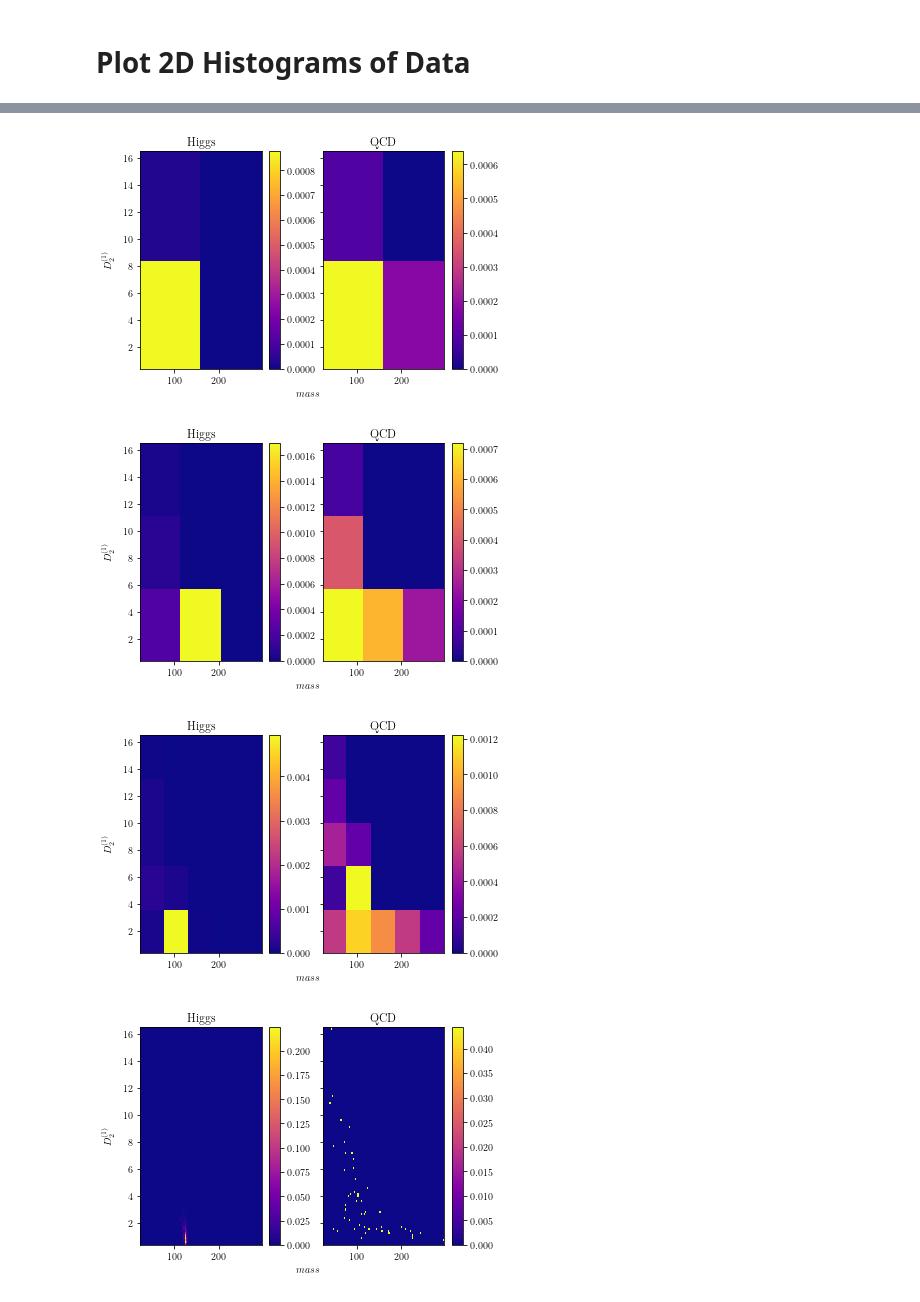
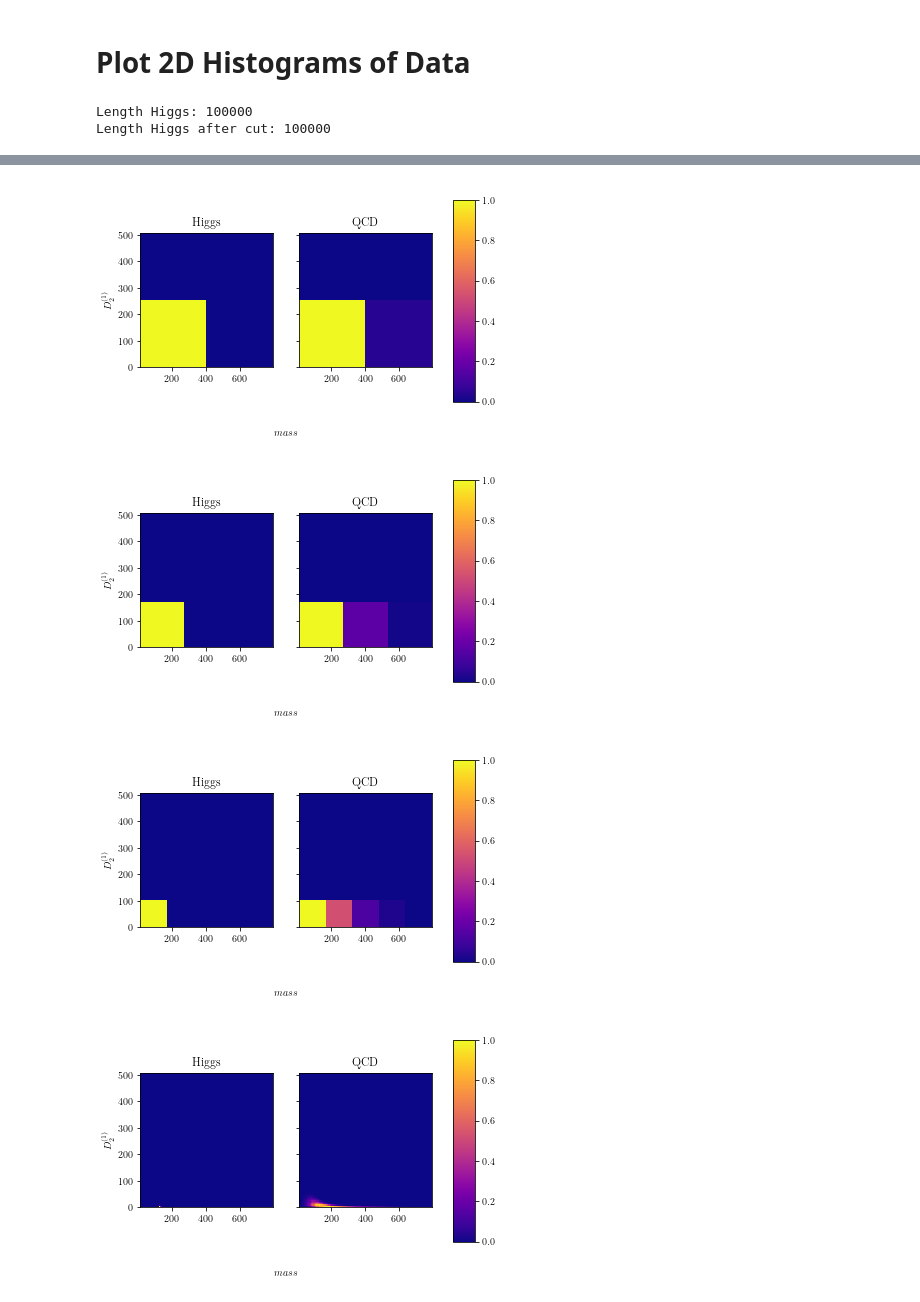
Before and after one commit to AlexSchuy/qsvm_jet_tagging, a Jupyter notebook: QVC_Pennylane/Plot_data_dist.ipynb, the cells around one changed output, grey strips where cells are left out. Saved outputs shown, nothing was run; the diff lists cells and outputs as text; code cells hidden in the pictures.

Commit message:
Plotting made nicer, normalized

```diff
--- a/QVC_Pennylane/Plot_data_dist.ipynb
+++ b/QVC_Pennylane/Plot_data_dist.ipynb
@@ -22,8 +22,8 @@ except Exception:
     print("LaTeX not used.")
 # %%
 # Load data
-qcd = pd.read_pickle('data/qcd_1000.pkl')
-h = pd.read_pickle('data/higgs_1000.pkl')
+qcd = pd.read_pickle('data/qcd_100000_pt_1000_1200.pkl')
+h = pd.read_pickle('data/higgs_100000_pt_1000_1200.pkl')
 # %%
 # Save dir
 save_dir = 'plots/histograms/'
@@ -32,11 +32,14 @@ if not os.path.exists(save_dir):
 dir_path = Path(save_dir)
 # %%
 # Apply cuts
-pt_min = 250
-pt_max = 500
+pt_min = 1000
+pt_max = 1200
 
+print("Length Higgs: {}".format(len(h)))
 qcd = qcd[(pt_min < qcd['pt']) & (qcd['pt'] < pt_max)]
 h = h[(pt_min < h['pt']) & (h['pt'] < pt_max)]
+
+print("Length Higgs after cut: {}".format(len(h)))
 
 # Choose labels
 x_axis = 'mass'
@@ -47,14 +50,18 @@ h = h[[x_axis, y_axis]]
 h['tag'] = 'h'
 qcd['tag'] = 'qcd'
 
-main_df = pd.concat([h, qcd])
+main_df = pd.concat([qcd, h])
+# %% [output]
+Length Higgs: 100000
+Length Higgs after cut: 100000
 # %%
 x_label = r'$mass$'
 y_label = r'$D^{(1)}_2$'
 
 pair_plt_name = 'pair_plt_axes_{}_{}_pt_{}_{}'.format(x_axis, y_axis, pt_min, pt_max)
 
-pair_plt = sns.pairplot(main_df, hue="tag")
+pair_plt = sns.pairplot(main_df, hue="tag",
+                       plot_kws = {'alpha': 0.3})
 
 replacements = {x_axis : x_label, y_axis : y_label}
 for i in range(2):
@@ -88,17 +95,41 @@ for n_bin in n_bins:
     fig, axes = plt.subplots(nrows=1, ncols=2,
                            sharex=True, sharey=True)
 
+    # Start Higgs Histogram
     fig_h = axes[0]
-    (_, _, _, im) = fig_h.hist2d(h[x_axis], h[y_axis], bins=n_bin, normed=True, cmap='plasma',
-                 range=[[min_x, max_x], [min_y, max_y]])
+
+    (hist_h, hist_h_x, hist_h_y) = np.histogram2d(h[x_axis], h[y_axis], bins=n_bin, range=[[min_x, max_x], [min_y, max_y]])
+    hist_h = np.transpose(np.divide(hist_h, np.max(hist_h))) # Norm to [0, 1] and transpose
+    im = fig_h.imshow(
+        hist_h,
+        cmap='plasma',
+        aspect=max_x/max_y,
+        origin='low',
+        extent=[hist_h_x[0], hist_h_x[-1], hist_h_y[0], hist_h_y[-1]]
+    )
     fig_h.set_title('Higgs')
-    fig.colorbar(im, ax=fig_h)
+    # fig.colorbar(im, ax=fig_h)
 
+    # Start QCD Histogram
     fig_qcd = axes[1]
-    (_, _, _, im) = fig_qcd.hist2d(qcd[x_axis], qcd[y_axis], bins=n_bin, normed=True, cmap='plasma',
-                                   range=[[min_x, max_x], [min_y, max_y]])
+
+    (hist_qcd, hist_qcd_x, hist_qcd_y) = np.histogram2d(qcd[x_axis], qcd[y_axis], bins=n_bin, range=[[min_x, max_x], [min_y, max_y]])
+    hist_qcd = np.transpose(np.divide(hist_qcd, np.max(hist_qcd))) # Norm to [0, 1] and transpose
+
+    im = fig_qcd.imshow(
+        hist_qcd,
+        cmap='plasma',
+        aspect=max_x/max_y,
+        origin='low',
+        extent=[hist_qcd_x[0], hist_qcd_x[-1], hist_qcd_y[0], hist_qcd_y[-1]]
+    )
     fig_qcd.set_title('QCD')
-    fig.colorbar(im, ax=fig_qcd)
+    # fig.colorbar(im, ax=fig_qcd)
+
+    # Colorbar for both plots
+    fig.subplots_adjust(right=0.8)
+    cbar_ax = fig.add_axes([0.85, 0.15, 0.05, 0.7])
+    fig.colorbar(im, cax=cbar_ax)
 
     fig.add_subplot(111, frameon=False)
 
@@ -108,11 +139,4 @@ for n_bin in n_bins:
     plt.savefig(dir_path /
                 Path('histogram_axis_{}_{}_pt_{}_{}_bin_{}'.format(x_axis, y_axis, pt_min, pt_max, n_bin)))
     plt.show()
-
-# qcd_plt = sns.jointplot(x="mass", y="d2", data=qcd, kind="kde")
-# qcd_plt.set_axis_labels(r'$mass$', r'$D^{(1)}_2$')
-# h_plt = sns.jointplot(x="mass", y="d2", data=h, kind="kde")
-# h_plt.set_axis_labels(r'$mass$', r'$D^{(1)}_2$')
-# h_plt.set_title("Higgs")
-# plt.show()
 # %% [output]
@@ -120,4 +144,4 @@ for n_bin in n_bins:
-[figure, old version]
+[figure, new version]
-[figure, old version]
+[figure, new version]
-[figure, old version]
+[figure, new version]
-[figure, old version]
+[figure, new version]
```
Also changed, not shown: parts of 1 cell of this notebook.
